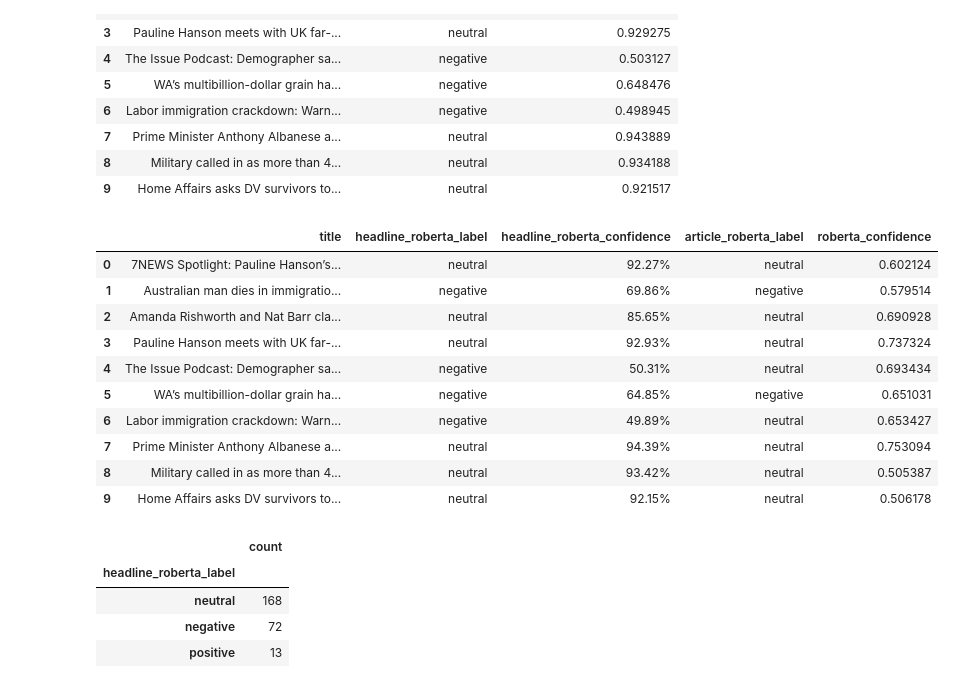
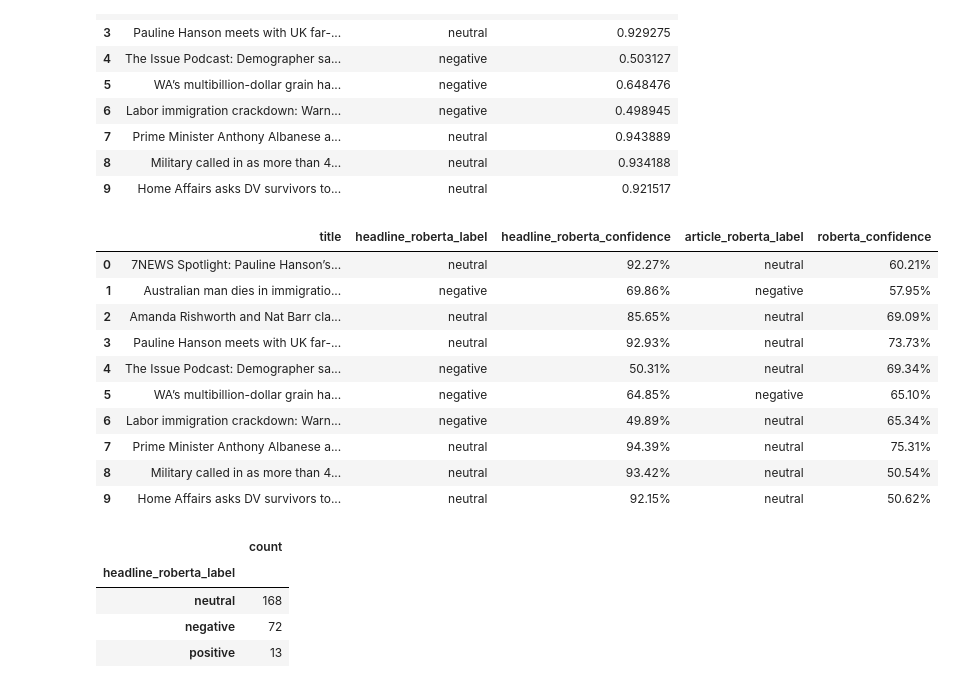
Before and after one commit to jessnxa/nlp_at2_newsprism, a Jupyter notebook: notebooks/03_sentiment_language/Sentiment_Analysis_FINAL.ipynb, the cells around one changed output. Cells and saved outputs as stored; diff of their text form; code cells hidden in the pictures.

Commit message:
Final update sentiment analysis notebook and documentation

```diff
--- a/notebooks/03_sentiment_language/Sentiment_Analysis_FINAL.ipynb
+++ b/notebooks/03_sentiment_language/Sentiment_Analysis_FINAL.ipynb
@@ -288,19 +288,19 @@ sentiment_df[["title","headline_roberta_label","headline_roberta_confidence"]].h
 # %%
 cols = ["title", "headline_roberta_label", "headline_roberta_confidence", "article_roberta_label", "roberta_confidence"]
 
-display(sentiment_df[cols].head(10).style.format({"headline_roberta_confidence": "{:.2%}","article_roberta_confidence": "{:.2%}"}))
+display(sentiment_df[cols].head(10).style.format({"headline_roberta_confidence": "{:.2%}","roberta_confidence": "{:.2%}"}))
 # %% [output]
 |  | title | headline_roberta_label | headline_roberta_confidence | article_roberta_label | roberta_confidence |
-| 0 | 7NEWS Spotlight: Pauline Hanson’s... | neutral | 92.27% | neutral | 0.602124 |
-| 1 | Australian man dies in immigratio... | negative | 69.86% | negative | 0.579514 |
-| 2 | Amanda Rishworth and Nat Barr cla... | neutral | 85.65% | neutral | 0.690928 |
-| 3 | Pauline Hanson meets with UK far-... | neutral | 92.93% | neutral | 0.737324 |
-| 4 | The Issue Podcast: Demographer sa... | negative | 50.31% | neutral | 0.693434 |
-| 5 | WA’s multibillion-dollar grain ha... | negative | 64.85% | negative | 0.651031 |
-| 6 | Labor immigration crackdown: Warn... | negative | 49.89% | neutral | 0.653427 |
-| 7 | Prime Minister Anthony Albanese a... | neutral | 94.39% | neutral | 0.753094 |
-| 8 | Military called in as more than 4... | neutral | 93.42% | neutral | 0.505387 |
-| 9 | Home Affairs asks DV survivors to... | neutral | 92.15% | neutral | 0.506178 |
+| 0 | 7NEWS Spotlight: Pauline Hanson’s... | neutral | 92.27% | neutral | 60.21% |
+| 1 | Australian man dies in immigratio... | negative | 69.86% | negative | 57.95% |
+| 2 | Amanda Rishworth and Nat Barr cla... | neutral | 85.65% | neutral | 69.09% |
+| 3 | Pauline Hanson meets with UK far-... | neutral | 92.93% | neutral | 73.73% |
+| 4 | The Issue Podcast: Demographer sa... | negative | 50.31% | neutral | 69.34% |
+| 5 | WA’s multibillion-dollar grain ha... | negative | 64.85% | negative | 65.10% |
+| 6 | Labor immigration crackdown: Warn... | negative | 49.89% | neutral | 65.34% |
+| 7 | Prime Minister Anthony Albanese a... | neutral | 94.39% | neutral | 75.31% |
+| 8 | Military called in as more than 4... | neutral | 93.42% | neutral | 50.54% |
+| 9 | Home Affairs asks DV survivors to... | neutral | 92.15% | neutral | 50.62% |
 # %%
 # Select headline and article sentiment results
 sentiment_results = sentiment_df[
```
Also changed, not shown: parts of 1 cell of this notebook, 1 other file.
